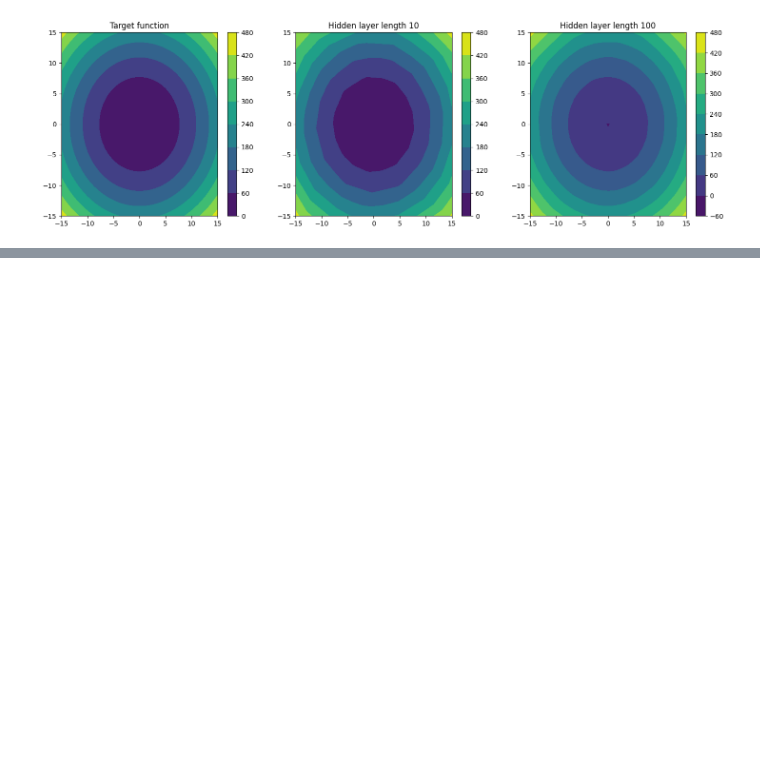
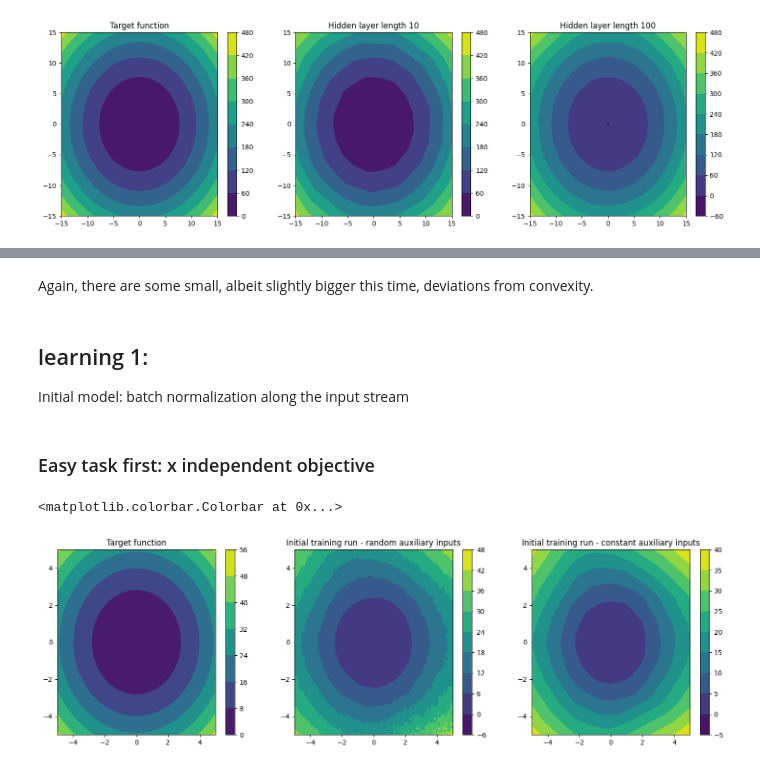
Before and after one commit to lrast/paperReproductions, a Jupyter notebook: inputConvexNeuralNetworks/DevelopmentTests.ipynb, the cells around one changed output, grey strips where cells are left out. Cells and saved outputs as stored; diff of their text form; code cells hidden in the pictures; blank space fills up the shorter version.

```diff
--- a/inputConvexNeuralNetworks/DevelopmentTests.ipynb
+++ b/inputConvexNeuralNetworks/DevelopmentTests.ipynb
@@ -82,0 +109,43 @@ plt.colorbar()
+# %% [markdown]
+Again, there are some small, albeit slightly bigger this time, deviations from convexity.
+# %% [markdown]
+## learning 1:
+
+Initial model: batch normalization along the input stream
+# %% [markdown]
+### Easy task first: x independent objective
+# %%
+partialModel = PartialICNN.load_from_checkpoint('lightning_logs/partialTest_indep/epoch=1429-step=183040.ckpt')
+partialModel = partialModel.eval()
+
+targetFun = lambda x, y: (y[:,0]**2 + y[:,1]**2)[:,None]
+
+p1 = np.linspace(-5, 5, 101)
+p2 = np.linspace(-5, 5, 101)
+
+P1, P2 = np.meshgrid(p1, p2)
+
+testy = torch.tensor( np.stack([P1, P2]).reshape( 2, 101*101).T, dtype=torch.float32)
+testx = torch.randn(101*101, 2)
+
+figsize(18,5)
+plt.subplots(1,3)
+plt.subplot(1,3,1)
+plt.contourf(P1, P2, targetFun(testx, testy).detach().reshape( 101, 101) )
+plt.title('Target function')
+plt.colorbar()
+
+plt.subplot(1,3,2)
+plt.contourf( P1, P2, partialModel.forward(testx, testy).detach().numpy().reshape(101, 101))
+plt.title('Initial training run - random auxiliary inputs')
+plt.colorbar()
+
+
+plt.subplot(1,3,3)
+testx = torch.zeros(101*101, 2)
+plt.contourf( P1, P2, partialModel.forward(testx, testy).detach().numpy().reshape(101, 101))
+plt.title('Initial training run - constant auxiliary inputs')
+plt.colorbar()
+# %% [output]
+<matplotlib.colorbar.Colorbar at 0x...>
+[figure, added]
```
Also changed, not shown: parts of 12 cells of this notebook, 3 other files.
